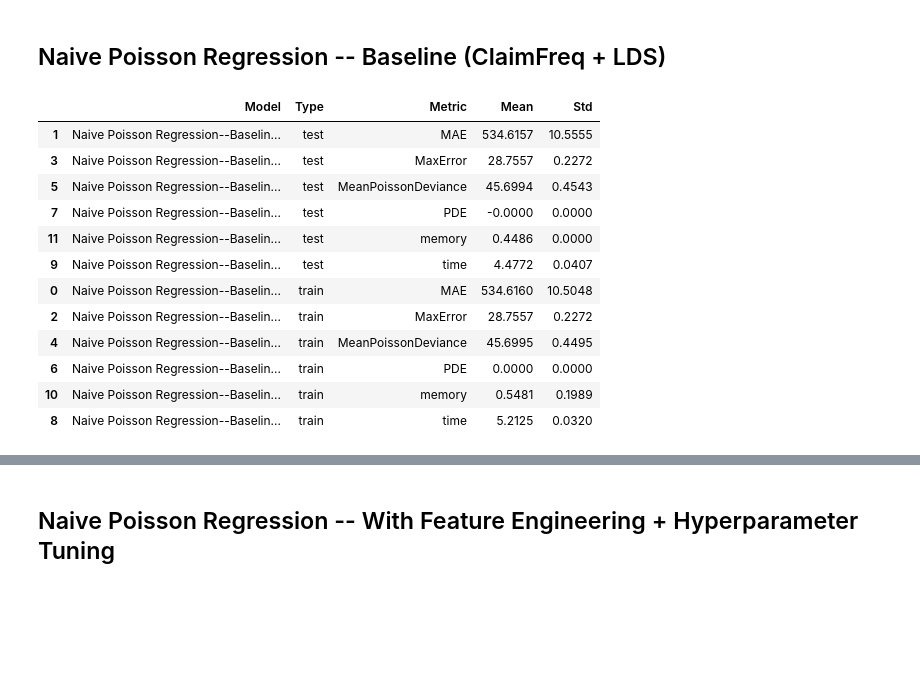
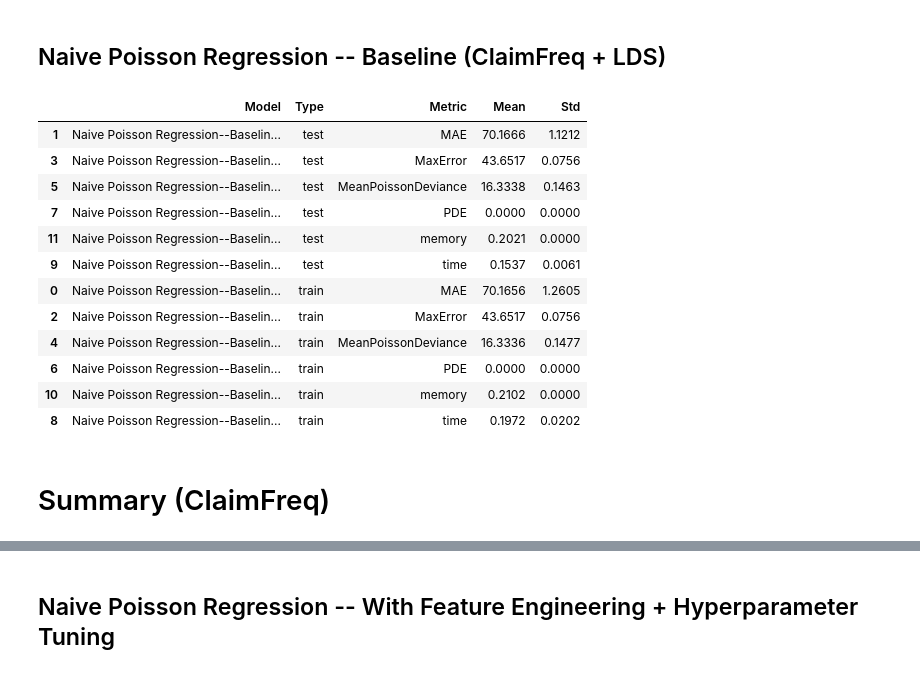
Before and after one commit to yueht23/PGPC2024, a Jupyter notebook: PipeLine_DIR.ipynb, the cells around one changed output, grey strips where cells are left out. Saved outputs shown, nothing was run; the diff lists cells and outputs as text; code cells hidden in the pictures; blank space fills up the shorter version.

```diff
--- a/PipeLine_DIR.ipynb
+++ b/PipeLine_DIR.ipynb
@@ -415,15 +534,39 @@ TODO: please specify the model here
 from collections import Counter
 from scipy.ndimage import convolve1d
 from scipy.ndimage import gaussian_filter1d
-from utils import get_lds_kernel_window
 from loss import weighted_mse_loss
+
+def get_lds_kernel_window(kernel, ks, sigma):
+    assert kernel in ['gaussian', 'triang', 'laplace']
+    half_ks = (ks - 1) // 2
+    if kernel == 'gaussian':
+        base_kernel = [0.] * half_ks + [1.] + [0.] * half_ks
+        kernel_window = gaussian_filter1d(base_kernel, sigma=sigma) / max(gaussian_filter1d(base_kernel, sigma=sigma))
+    elif kernel == 'triang':
+        kernel_window = triang(ks)
+    else:
+        laplace = lambda x: np.exp(-abs(x) / sigma) / (2. * sigma)
+        kernel_window = list(map(laplace, np.arange(-half_ks, half_ks + 1))) / max(map(laplace, np.arange(-half_ks, half_ks + 1)))
+
+    return kernel_window
 
 # preds, labels: [Ns,], "Ns" is the number of total samples
 preds = X
 labels = y
 
 def get_bin_idx(label):
-    return round(label)
+    if (label == 0):
+        return 0
+    elif (label <= 2):
+        return 1
+    elif (label <= 5):
+        return 2
+    elif (label <= 10):
+        return 3
+    elif (label <= 20):
+        return 4
+    else:
+        return 5
 
 # assign each label to its corresponding bin (start from 0)
 # with your defined get_bin_idx(), return bin_index_per_label: [Ns,]
@@ -465,42 +608,44 @@ for train_index, test_index in tqdm(kf5.split(X)):
     model = naive_poisson.fit(X_train, y_train, sample_weight = weights_train['weights'])
     # End of model training
 
     end = time.time()
     _, peak = tracemalloc.get_traced_memory()
     tracemalloc.stop()
     scores["train_time"].append(end - start)
     scores["train_memory"].append(peak / (1024 * 1024 * 1024))
 
     """Test the model"""
     start = time.time()
     tracemalloc.start()
 
     # TODO: enter your model testing here
     y_pred_train = model.predict(X_train)
     y_pred_test = model.predict(X_test)
     # End of model testing
 
     end = time.time()
     _, peak = tracemalloc.get_traced_memory()
     tracemalloc.stop()
     scores["test_time"].append(end - start)
     scores["test_memory"].append(peak / (1024 * 1024 * 1024))
 
     """Calculate the Metrics"""
     scores = calculate_metrics(scores, y_train, y_pred_train, y_test, y_pred_test)
 results.append(scores)
 print_scores(scores)
 # %% [output]
 |  | Model | Type | Metric | Mean | Std |
-| 1 | Naive Poisson Regression--Baselin... | test | MAE | 534.6157 | 10.5555 |
-| 3 | Naive Poisson Regression--Baselin... | test | MaxError | 28.7557 | 0.2272 |
-| 5 | Naive Poisson Regression--Baselin... | test | MeanPoissonDeviance | 45.6994 | 0.4543 |
-| 7 | Naive Poisson Regression--Baselin... | test | PDE | -0.0000 | 0.0000 |
-| 11 | Naive Poisson Regression--Baselin... | test | memory | 0.4486 | 0.0000 |
-| 9 | Naive Poisson Regression--Baselin... | test | time | 4.4772 | 0.0407 |
-| 0 | Naive Poisson Regression--Baselin... | train | MAE | 534.6160 | 10.5048 |
-| 2 | Naive Poisson Regression--Baselin... | train | MaxError | 28.7557 | 0.2272 |
-| 4 | Naive Poisson Regression--Baselin... | train | MeanPoissonDeviance | 45.6995 | 0.4495 |
+| 1 | Naive Poisson Regression--Baselin... | test | MAE | 70.1666 | 1.1212 |
+| 3 | Naive Poisson Regression--Baselin... | test | MaxError | 43.6517 | 0.0756 |
+| 5 | Naive Poisson Regression--Baselin... | test | MeanPoissonDeviance | 16.3338 | 0.1463 |
+| 7 | Naive Poisson Regression--Baselin... | test | PDE | 0.0000 | 0.0000 |
+| 11 | Naive Poisson Regression--Baselin... | test | memory | 0.2021 | 0.0000 |
+| 9 | Naive Poisson Regression--Baselin... | test | time | 0.1537 | 0.0061 |
+| 0 | Naive Poisson Regression--Baselin... | train | MAE | 70.1656 | 1.2605 |
+| 2 | Naive Poisson Regression--Baselin... | train | MaxError | 43.6517 | 0.0756 |
+| 4 | Naive Poisson Regression--Baselin... | train | MeanPoissonDeviance | 16.3336 | 0.1477 |
 | 6 | Naive Poisson Regression--Baselin... | train | PDE | 0.0000 | 0.0000 |
-| 10 | Naive Poisson Regression--Baselin... | train | memory | 0.5481 | 0.1989 |
-| 8 | Naive Poisson Regression--Baselin... | train | time | 5.2125 | 0.0320 |
+| 10 | Naive Poisson Regression--Baselin... | train | memory | 0.2102 | 0.0000 |
+| 8 | Naive Poisson Regression--Baselin... | train | time | 0.1972 | 0.0202 |
+# %% [markdown]
+# Summary (ClaimFreq)
```
Also changed, not shown: parts of 18 cells of this notebook, 1 other file.
